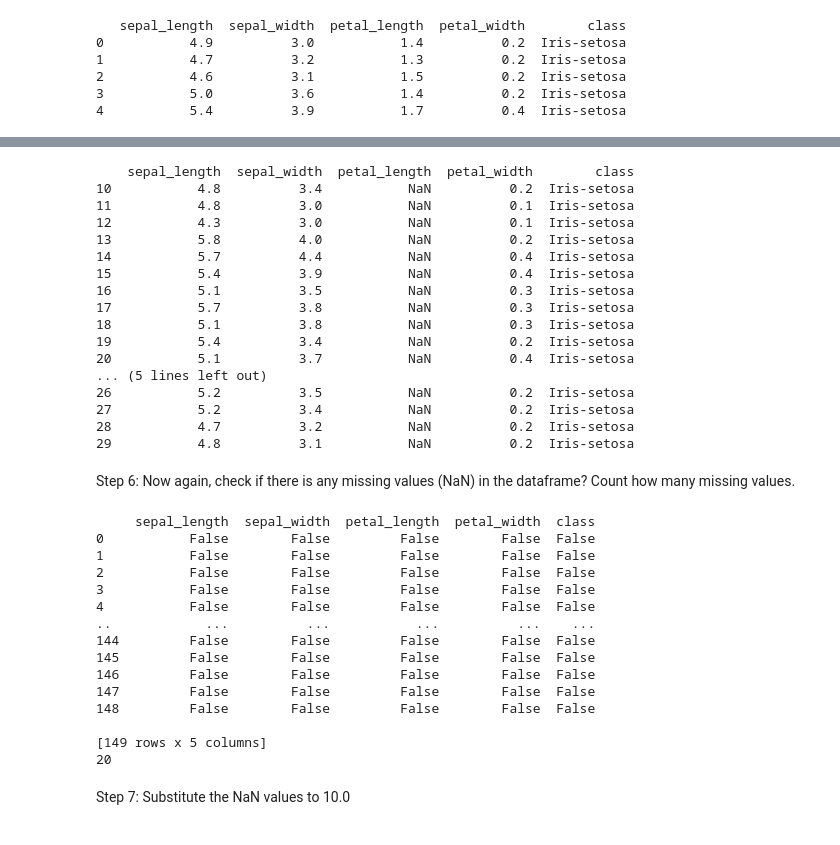
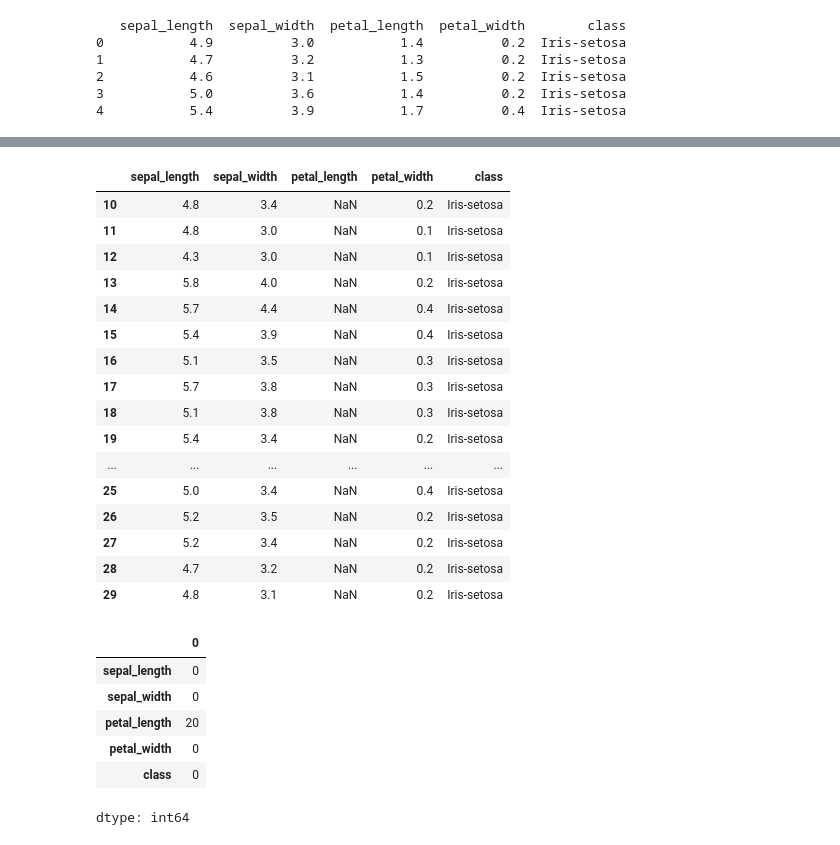
Before and after one commit to spacee48/SIT719, a Jupyter notebook: 2_1P.ipynb, the cells around one changed output, grey strips where cells are left out. Saved outputs shown, nothing was run; the diff lists cells and outputs as text; code cells hidden in the pictures.

```diff
--- a/2_1P.ipynb
+++ b/2_1P.ipynb
@@ -58,46 +43,32 @@ Step 5: Write a code to set the values of the rows 10 to 29 of the column 'petal
 # %%
 iris.loc[10:29, "petal_length"] = np.nan
-
-print(iris.loc[10:29])
+iris.loc[10:29]
 # %% [output]
-    sepal_length  sepal_width  petal_length  petal_width        class
-10           4.8          3.4           NaN          0.2  Iris-setosa
-11           4.8          3.0           NaN          0.1  Iris-setosa
-12           4.3          3.0           NaN          0.1  Iris-setosa
-13           5.8          4.0           NaN          0.2  Iris-setosa
-14           5.7          4.4           NaN          0.4  Iris-setosa
-15           5.4          3.9           NaN          0.4  Iris-setosa
-16           5.1          3.5           NaN          0.3  Iris-setosa
-17           5.7          3.8           NaN          0.3  Iris-setosa
-18           5.1          3.8           NaN          0.3  Iris-setosa
-19           5.4          3.4           NaN          0.2  Iris-setosa
-20           5.1          3.7           NaN          0.4  Iris-setosa
-... (5 lines left out)
-26           5.2          3.5           NaN          0.2  Iris-setosa
-27           5.2          3.4           NaN          0.2  Iris-setosa
-28           4.7          3.2           NaN          0.2  Iris-setosa
-29           4.8          3.1           NaN          0.2  Iris-setosa
+|  | sepal_length | sepal_width | petal_length | petal_width | class |
+| 10 | 4.8 | 3.4 | NaN | 0.2 | Iris-setosa |
+| 11 | 4.8 | 3.0 | NaN | 0.1 | Iris-setosa |
+| 12 | 4.3 | 3.0 | NaN | 0.1 | Iris-setosa |
+| 13 | 5.8 | 4.0 | NaN | 0.2 | Iris-setosa |
+| 14 | 5.7 | 4.4 | NaN | 0.4 | Iris-setosa |
+| 15 | 5.4 | 3.9 | NaN | 0.4 | Iris-setosa |
+| 16 | 5.1 | 3.5 | NaN | 0.3 | Iris-setosa |
+| 17 | 5.7 | 3.8 | NaN | 0.3 | Iris-setosa |
+| 18 | 5.1 | 3.8 | NaN | 0.3 | Iris-setosa |
+| 19 | 5.4 | 3.4 | NaN | 0.2 | Iris-setosa |
+| ... | ... | ... | ... | ... | ... |
+| 25 | 5.0 | 3.4 | NaN | 0.4 | Iris-setosa |
+| 26 | 5.2 | 3.5 | NaN | 0.2 | Iris-setosa |
+| 27 | 5.2 | 3.4 | NaN | 0.2 | Iris-setosa |
+| 28 | 4.7 | 3.2 | NaN | 0.2 | Iris-setosa |
+| 29 | 4.8 | 3.1 | NaN | 0.2 | Iris-setosa |
-# %% [markdown]
-Step 6: Now again, check if there is any missing values (NaN) in the dataframe? Count how many missing values.
-# %%
-print(iris.isnull())
-print(iris.isnull().sum().sum())
-# %% [output]
-     sepal_length  sepal_width  petal_length  petal_width  class
-0           False        False         False        False  False
-1           False        False         False        False  False
-2           False        False         False        False  False
-3           False        False         False        False  False
-4           False        False         False        False  False
-..            ...          ...           ...          ...    ...
-144         False        False         False        False  False
-145         False        False         False        False  False
-146         False        False         False        False  False
-147         False        False         False        False  False
-148         False        False         False        False  False
-
-[149 rows x 5 columns]
-20
-# %% [markdown]
-Step 7: Substitute the NaN values to 10.0
+# %%
+iris.isnull().sum()
+# %% [output]
+|  | 0 |
+| sepal_length | 0 |
+| sepal_width | 0 |
+| petal_length | 20 |
+| petal_width | 0 |
+| class | 0 |
+dtype: int64
 # %%
```
Also changed, not shown: parts of 15 cells of this notebook.
